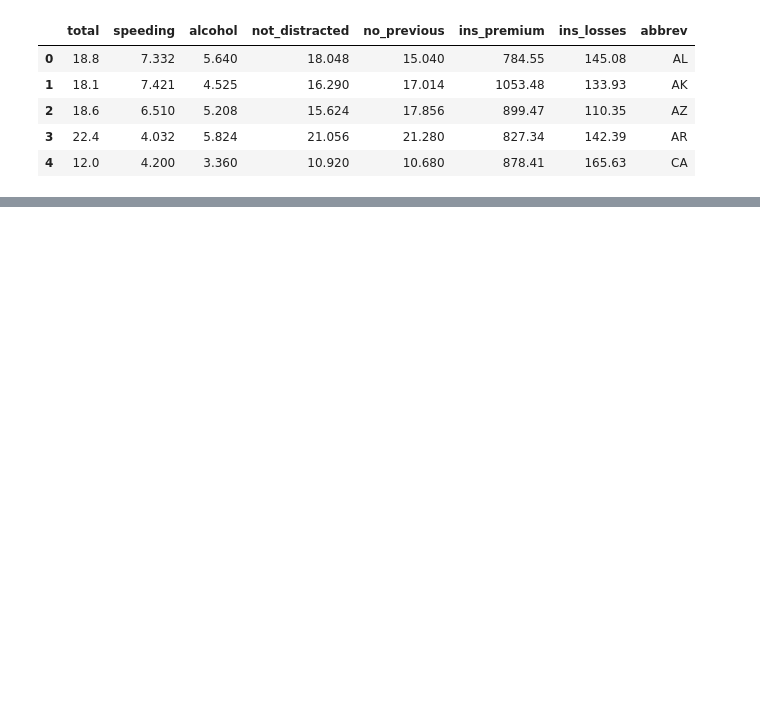
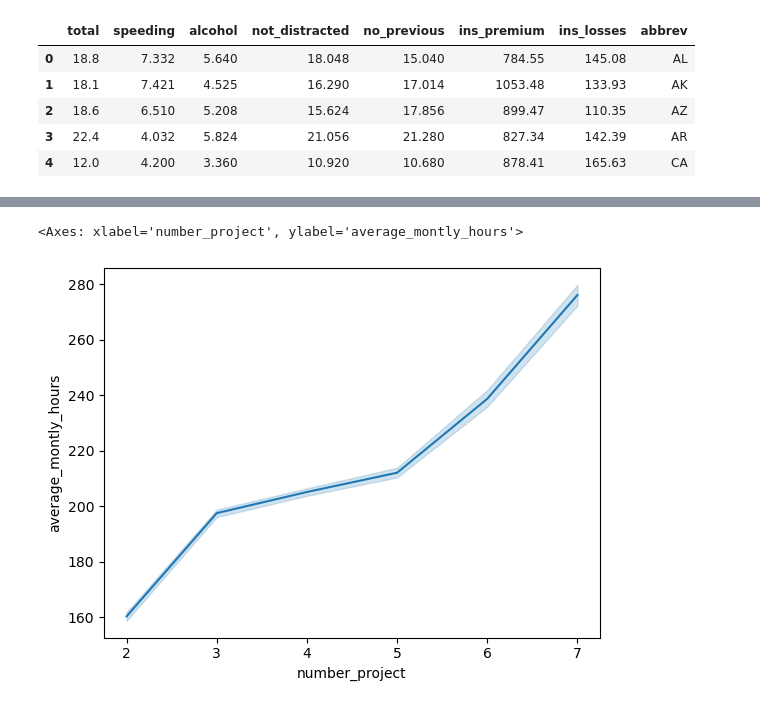
Before and after one commit to developer-satya/Machine-Learning, a Jupyter notebook: DataVisualization.ipynb, the cells around one changed output, grey strips where cells are left out. Cells and saved outputs as stored; diff of their text form; code cells hidden in the pictures; blank space fills up the shorter version.

```diff
--- a/DataVisualization.ipynb
+++ b/DataVisualization.ipynb
@@ -20,0 +16,3 @@ sns.lineplot(x='total', y='speeding', data = data, style='abbrev')
+# %%
+dataset = pd.read_csv("./hr_data.csv")
+dataset.head()
@@ -20,0 +26,5 @@ sns.lineplot(x='total', y='speeding', data = data, style='abbrev')
+# %%
+sns.lineplot(x='number_project', y='average_montly_hours', data=dataset)
+# %% [output]
+<Axes: xlabel='number_project', ylabel='average_montly_hours'>
+[figure, added]
```
Also changed, not shown: parts of 5 cells of this notebook, 2 other files.
